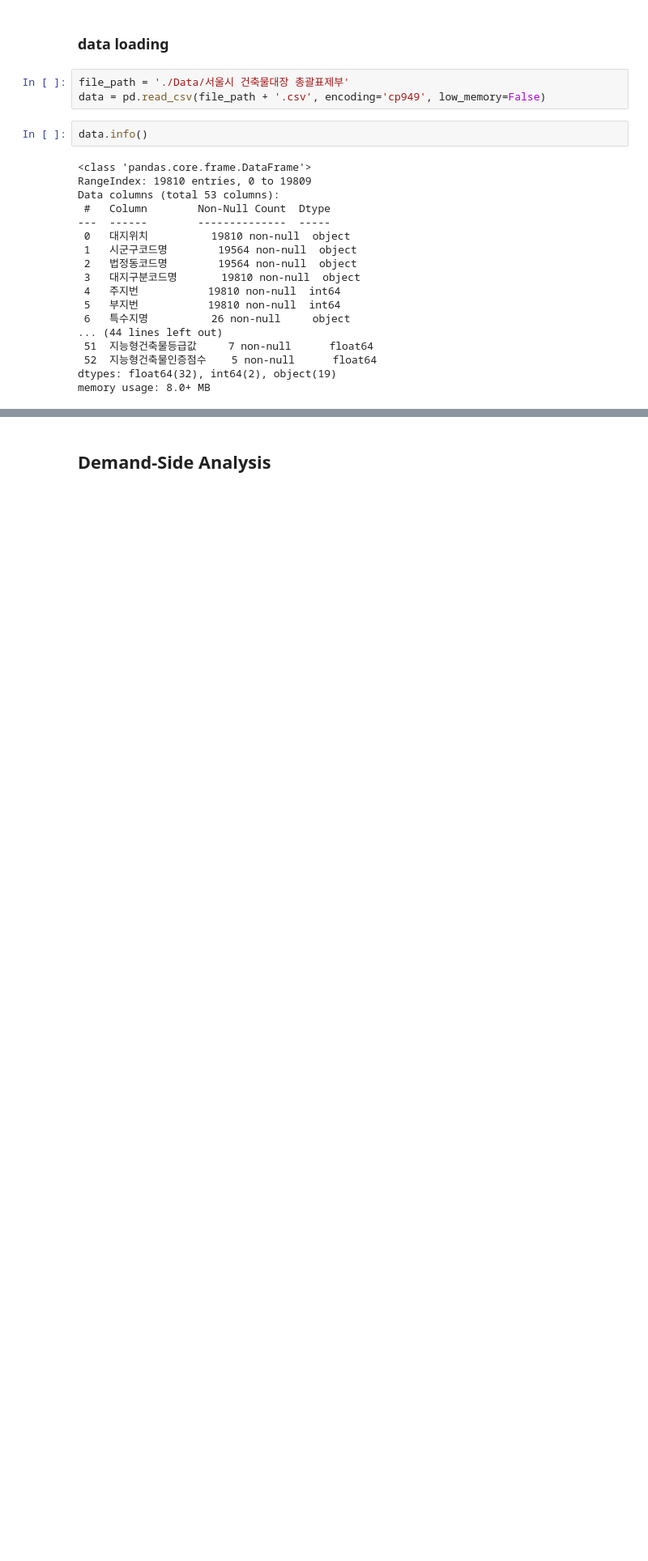
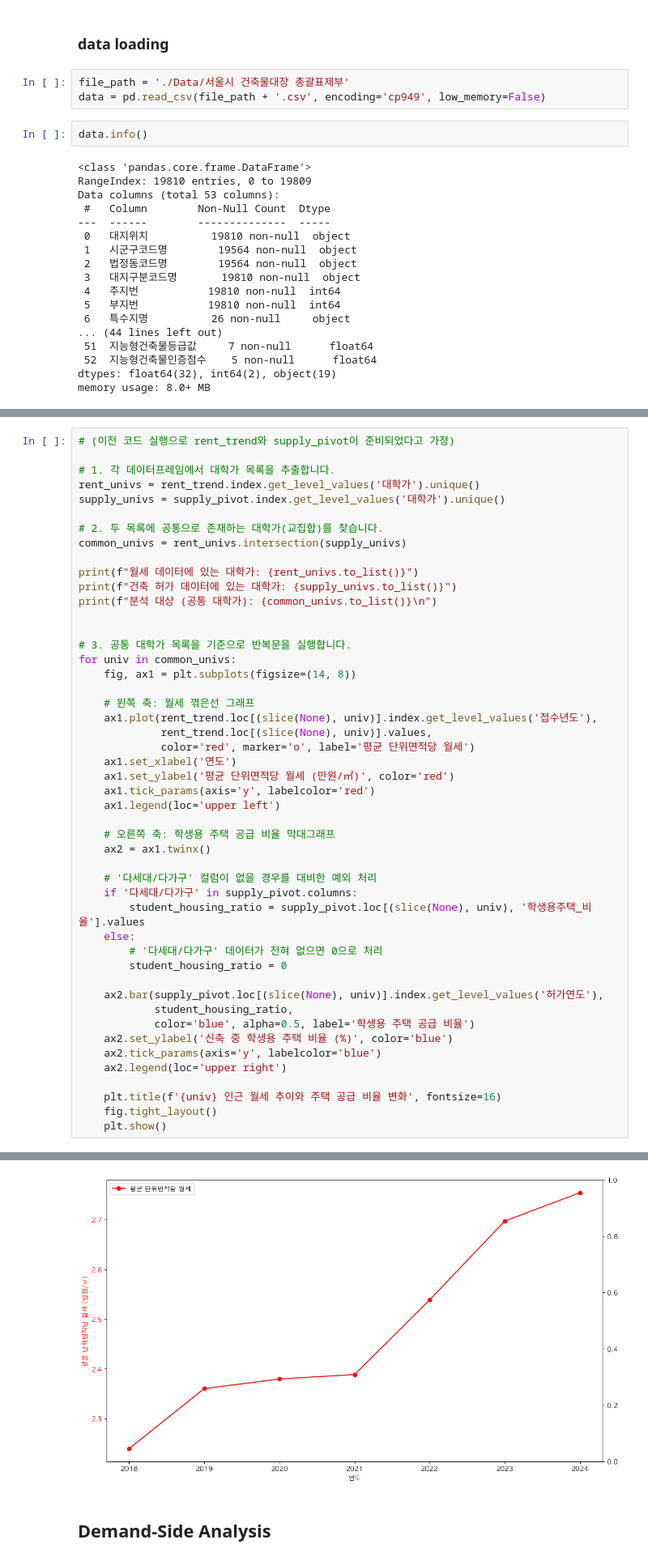
Before and after one commit to Jongseok103/UOS-Assignments, a Jupyter notebook: Statistics for Data Science/SDS_Assignment01/EDA.ipynb, the cells around one changed output, grey strips where cells are left out. Shown at 81% size. Cells and saved outputs as stored; diff of their text form; blank space fills up the shorter version.

```diff
--- a/Statistics for Data Science/SDS_Assignment01/EDA.ipynb
+++ b/Statistics for Data Science/SDS_Assignment01/EDA.ipynb
@@ -583,0 +761,49 @@ data
+# %%
+# (이전 코드 실행으로 rent_trend와 supply_pivot이 준비되었다고 가정)
+
+# 1. 각 데이터프레임에서 대학가 목록을 추출합니다.
+rent_univs = rent_trend.index.get_level_values('대학가').unique()
+supply_univs = supply_pivot.index.get_level_values('대학가').unique()
+
+# 2. 두 목록에 공통으로 존재하는 대학가(교집합)를 찾습니다.
+common_univs = rent_univs.intersection(supply_univs)
+
+print(f"월세 데이터에 있는 대학가: {rent_univs.to_list()}")
+print(f"건축 허가 데이터에 있는 대학가: {supply_univs.to_list()}")
+print(f"분석 대상 (공통 대학가): {common_univs.to_list()}\n")
+
+
+# 3. 공통 대학가 목록을 기준으로 반복문을 실행합니다.
+for univ in common_univs:
+    fig, ax1 = plt.subplots(figsize=(14, 8))
+
+    # 왼쪽 축: 월세 꺾은선 그래프
+    ax1.plot(rent_trend.loc[(slice(None), univ)].index.get_level_values('접수년도'),
+             rent_trend.loc[(slice(None), univ)].values,
+             color='red', marker='o', label='평균 단위면적당 월세')
+    ax1.set_xlabel('연도')
+    ax1.set_ylabel('평균 단위면적당 월세 (만원/㎡)', color='red')
+    ax1.tick_params(axis='y', labelcolor='red')
+    ax1.legend(loc='upper left')
+
+    # 오른쪽 축: 학생용 주택 공급 비율 막대그래프
+    ax2 = ax1.twinx()
+
+    # '다세대/다가구' 컬럼이 없을 경우를 대비한 예외 처리
+    if '다세대/다가구' in supply_pivot.columns:
+        student_housing_ratio = supply_pivot.loc[(slice(None), univ), '학생용주택_비율'].values
+    else:
+        # '다세대/다가구' 데이터가 전혀 없으면 0으로 처리
+        student_housing_ratio = 0
+
+    ax2.bar(supply_pivot.loc[(slice(None), univ)].index.get_level_values('허가연도'),
+            student_housing_ratio,
+            color='blue', alpha=0.5, label='학생용 주택 공급 비율')
+    ax2.set_ylabel('신축 중 학생용 주택 비율 (%)', color='blue')
+    ax2.tick_params(axis='y', labelcolor='blue')
+    ax2.legend(loc='upper right')
+
+    plt.title(f'{univ} 인근 월세 추이와 주택 공급 비율 변화', fontsize=16)
+    fig.tight_layout()
+    plt.show()
+# %% [output]
@@ -584,2 +814,3 @@ data
+[figure, added]
 # %% [markdown]
 ## Demand-Side Analysis
```
Also changed, not shown: parts of 9 cells of this notebook.
